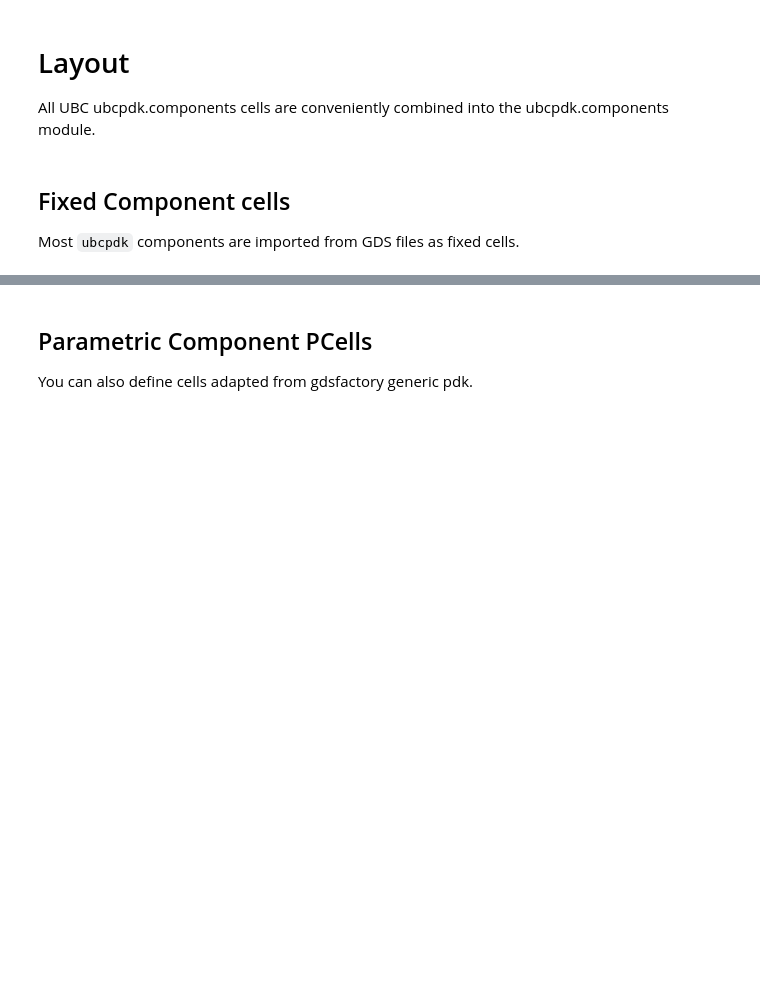
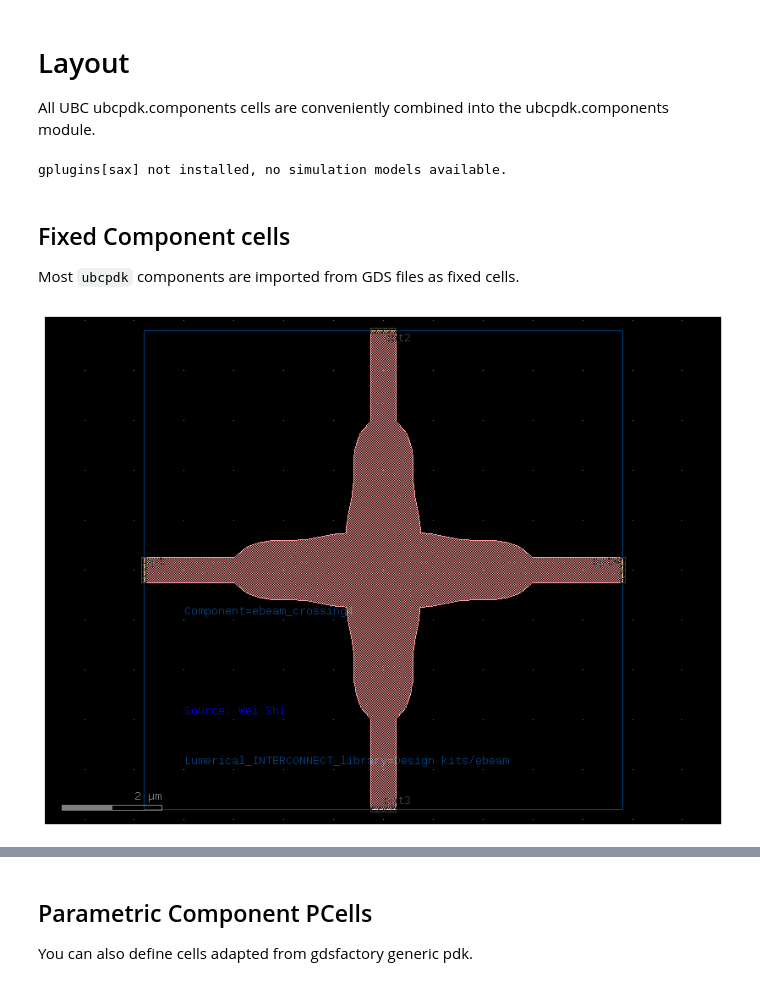
Before and after one commit to gdsfactory/ubc, a Jupyter notebook: docs/notebooks/00_layout.ipynb, the cells around one changed output, grey strips where cells are left out. Drawn from its saved outputs; the diff is of its cells as text; code cells hidden in the pictures; blank space fills up the shorter version.

```diff
--- a/docs/notebooks/00_layout.ipynb
+++ b/docs/notebooks/00_layout.ipynb
@@ -5,12 +5,18 @@ All UBC ubcpdk.components cells are conveniently combined into the ubcpdk.compon
 # %%
 import gdsfactory as gf
 
-import ubcpdk.components as uc
+from ubcpdk import PDK, cells
+
+PDK.activate()
+# %% [output]
+gplugins[sax] not installed, no simulation models available.
 # %% [markdown]
 ## Fixed Component cells
 
 Most `ubcpdk` components are imported from GDS files as fixed cells.
 # %%
-c = uc.ebeam_crossing4()
+c = cells.ebeam_crossing4()
 c.plot()
+# %% [output]
+[figure, added]
 # %%
```
Also changed, not shown: parts of 21 cells of this notebook, 9 other files.
